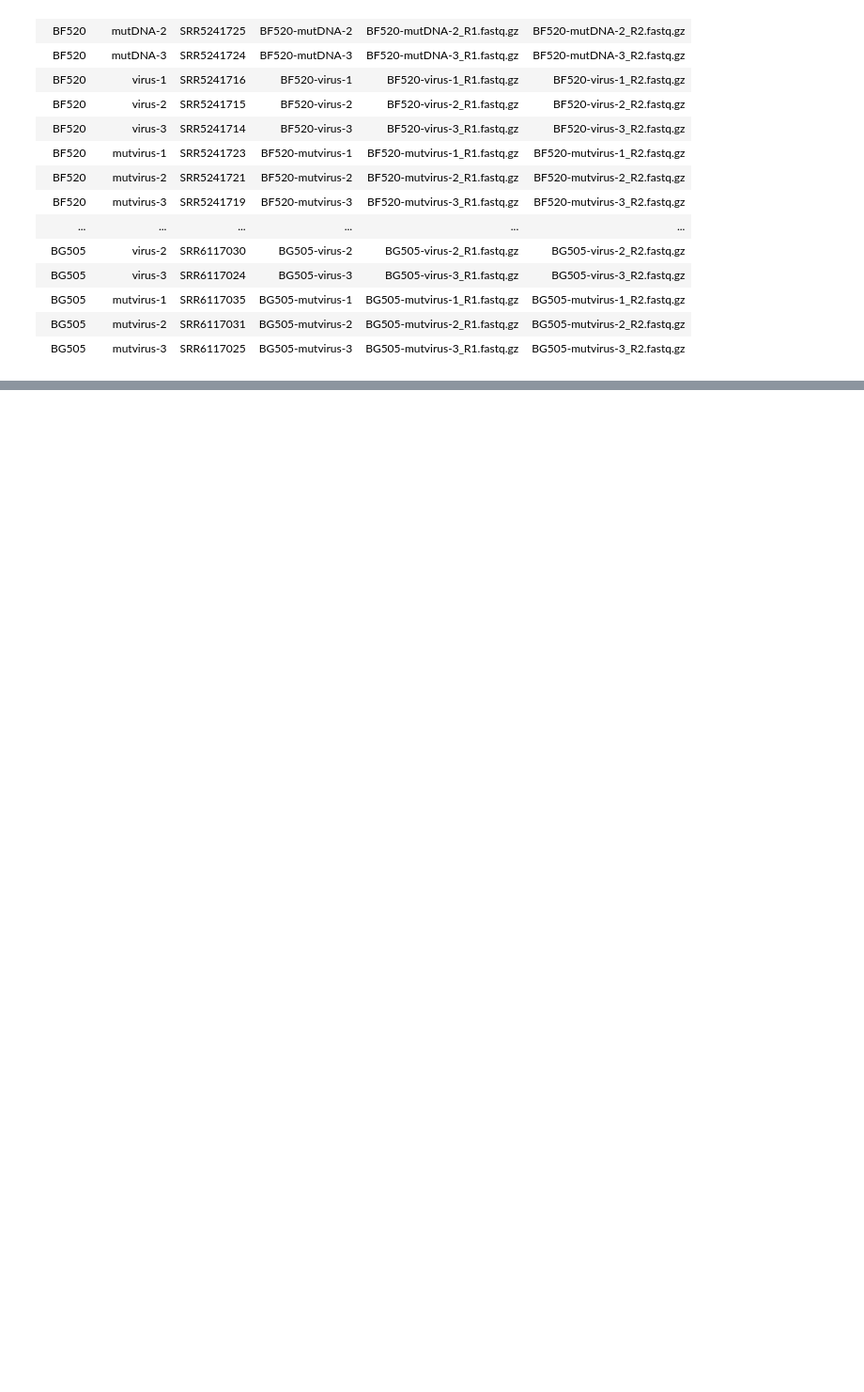
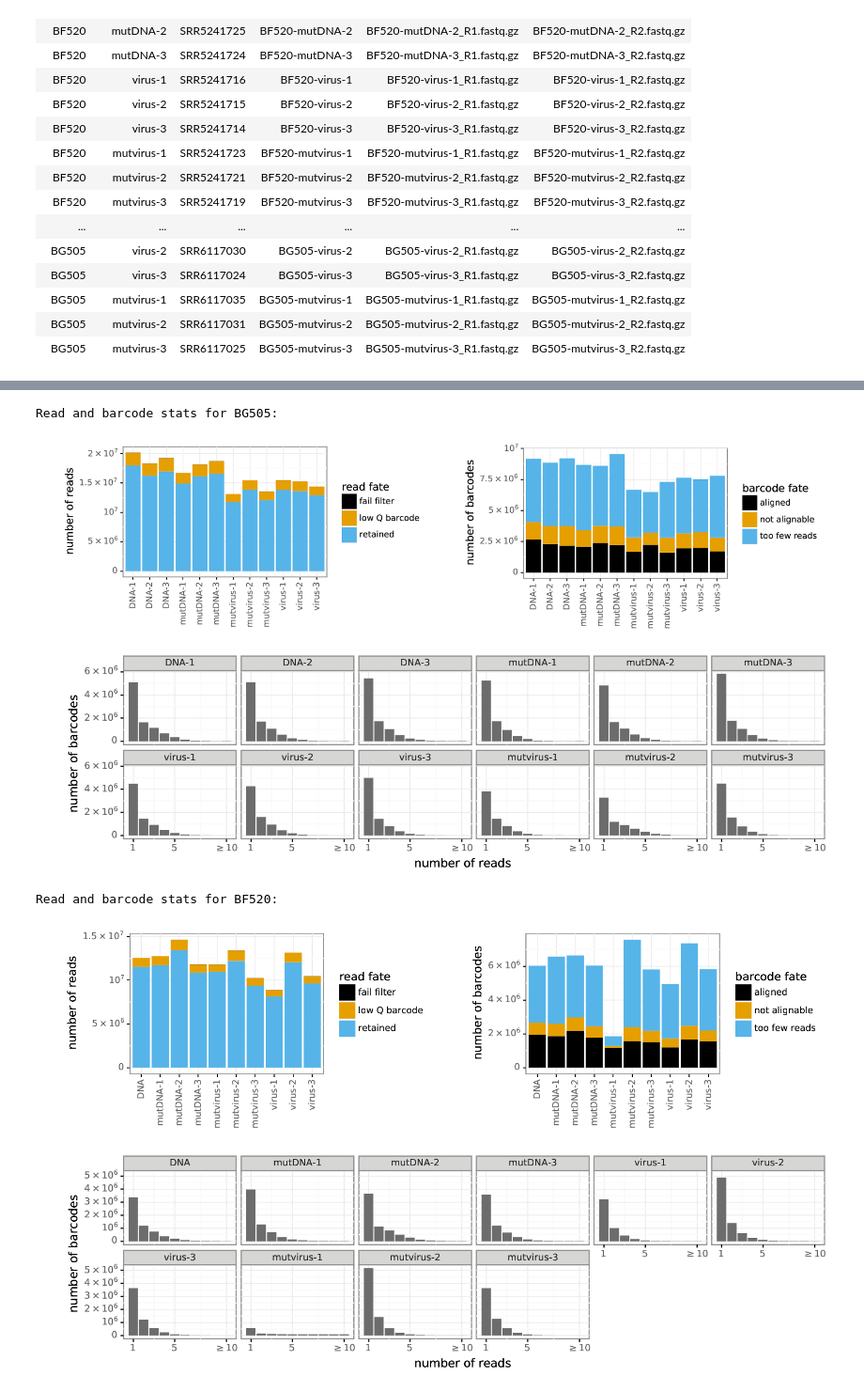
Before and after one commit to jbloomlab/EnvMutationalShiftsPaper, a Jupyter notebook: analysis_code/analysis_notebook.ipynb, the cells around one changed output, grey strips where cells are left out. Shown: that part at 94% size. Drawn from its saved outputs; the diff is of its cells as text; code cells hidden in the pictures; blank space fills up the shorter version.

```diff
--- a/analysis_code/analysis_notebook.ipynb
+++ b/analysis_code/analysis_notebook.ipynb
@@ -14,6 +14,7 @@ import os
 import string
 import itertools
 import multiprocessing
+import glob
 import pandas
 import Bio.SeqIO
 import Bio.Seq
@@ -22,6 +23,7 @@ import dms_tools2
 print("Using dms_tools2 version {0}".format(dms_tools2.__version__))
 from dms_tools2.ipython_utils import showPDF
 import dms_tools2.sra
+import dms_tools2.utils
 import phydmslib
 print("Using phydms version {0}".format(phydmslib.__version__))
 
@@ -33,7 +35,7 @@ if not os.path.isdir(resultsdir):
 # do we use existing program output if already present?
 use_existing = 'yes'
 
-# Use up to 6 CPUs, more sometimes causes memory problem on Hutch server
-ncpus = min(6, multiprocessing.cpu_count())
+# Use up to 15 CPUs, more uses too much memory for Hutch server
+ncpus = min(15, multiprocessing.cpu_count())
 # %% [output]
 Using dms_tools2 version 2.2.dev0
@@ -88,6 +90,9 @@ The renumbering files have columns named *original* (sequential 1, 2, ... number
 renumbdir = os.path.join(resultsdir, 'HXB2_numbering')
 if not os.path.isdir(renumbdir):
     os.mkdir(renumbdir)
+
+# keyed by homolog, value is renumbering file
+renumbfile = {}
 
 for env in homologs:
 
@@ -108,9 +113,10 @@ for env in homologs:
             hxb2_nums[firstnum + i + 1] = num + string.ascii_lowercase[i]
 
     # now write renumbering file
-    renumbfile = os.path.join(renumbdir, '{0}_to_HXB2.csv'.format(env))
-    print("Writing HXB2 renumbering file for {0} to {1}".format(env, renumbfile))
-    with open(renumbfile, 'w') as f:
+    renumbfile[env] = os.path.join(renumbdir, '{0}_to_HXB2.csv'.format(env))
+    print("Writing HXB2 renumbering file for {0} to {1}".format(
+            env, renumbfile[env]))
+    with open(renumbfile[env], 'w') as f:
         f.write('original,new\n')
         for (r, new) in enumerate(hxb2_nums):
             f.write('{0},{1}\n'.format(r + 1, new))
@@ -259,7 +269,7 @@ for env in homologs:
         f.write('\n'.join(map(str, ['site'] + mutagenizedsites[env])))
 
     print('\nNow running dms2_batch_bcsubamp...')
-    !dms2_batch_bcsubamp \
+    log = !dms2_batch_bcsubamp \
             --batchfile {countsbatchfile} \
             --refseq {wtseqfiles[env]} \
             --alignspecs {alignspecs[env]} \
@@ -269,6 +279,7 @@ for env in homologs:
             --R2trim {r2trim[env]} \
             --fastqdir {fastqdir} \
             --ncpus {ncpus} \
+            --sitemask {sitemask} \
             --use_existing {use_existing}
     print("Completed dms2_batch_bcsubamp.")
 # %% [output]
@@ -334,0 +324,3 @@ Completed dms2_batch_bcsubamp.
+# %%
+countsplotprefix = dict([(env, '{0}/summary_'.format(countsdir[env]))
+        for env in homologs])
@@ -334,0 +332,13 @@ Completed dms2_batch_bcsubamp.
+# %%
+for env in homologs:
+    print("\nRead and barcode stats for {0}:".format(env))
+    showPDF([countsplotprefix[env] + suffix for suffix in
+            ['readstats.pdf', 'bcstats.pdf']])
+    showPDF(countsplotprefix[env] + 'readsperbc.pdf')
+# %% [output]
+Read and barcode stats for BG505:
+[figure, added]
+[figure, added]
+Read and barcode stats for BF520:
+[figure, added]
+[figure, added]
```
Also changed, not shown: parts of 21 cells of this notebook.
